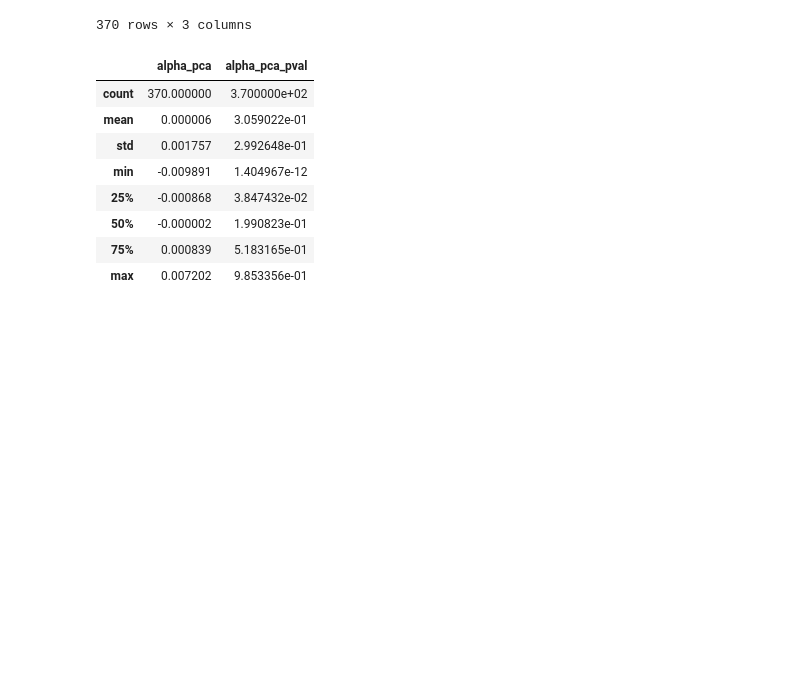
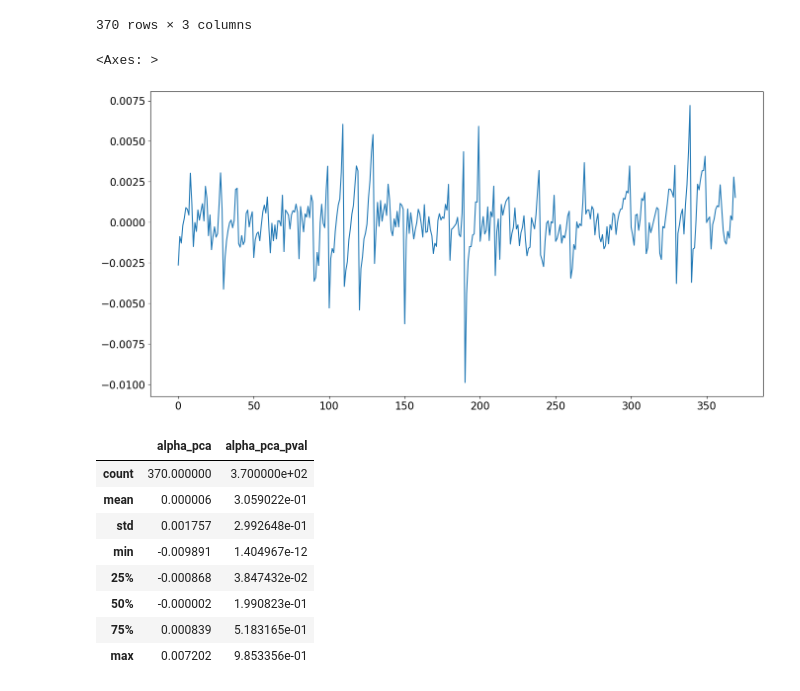
Before and after one commit to lmaksymenko/BerkeleyCourses, a Jupyter notebook: MFE230E/Answers_to_PS7_230E.ipynb, the cells around one changed output. Cells and saved outputs as stored; diff of their text form; code cells hidden in the pictures; blank space fills up the shorter version.

```diff
--- a/MFE230E/Answers_to_PS7_230E.ipynb
+++ b/MFE230E/Answers_to_PS7_230E.ipynb
@@ -310,6 +320,11 @@ ff_pricing_errors
 | 368 | (valueem, p9) | 0.002791 | 0.017210 |
 | 369 | (valueem, p10) | 0.001527 | 0.397603 |
 370 rows × 3 columns
+# %%
+ff_pricing_errors["alpha_pca"].plot()
+# %% [output]
+<Axes: >
+[figure, added]
 # %%
 ff_pricing_errors.describe()
 # %% [output]
```
Also changed, not shown: parts of 9 cells of this notebook.
